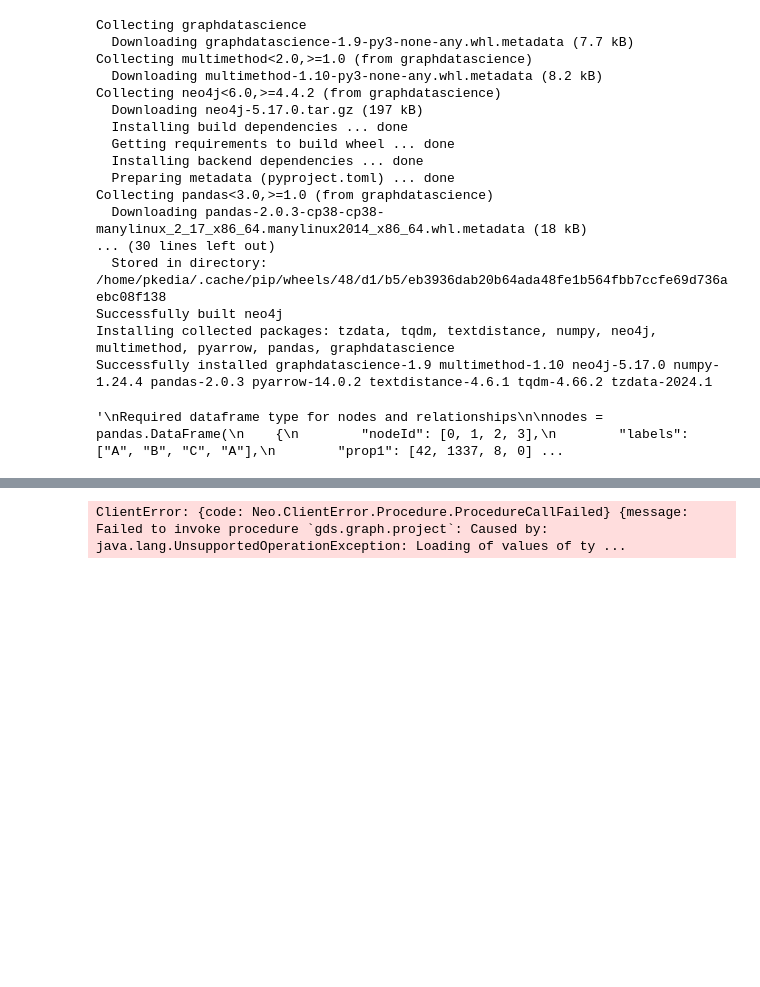
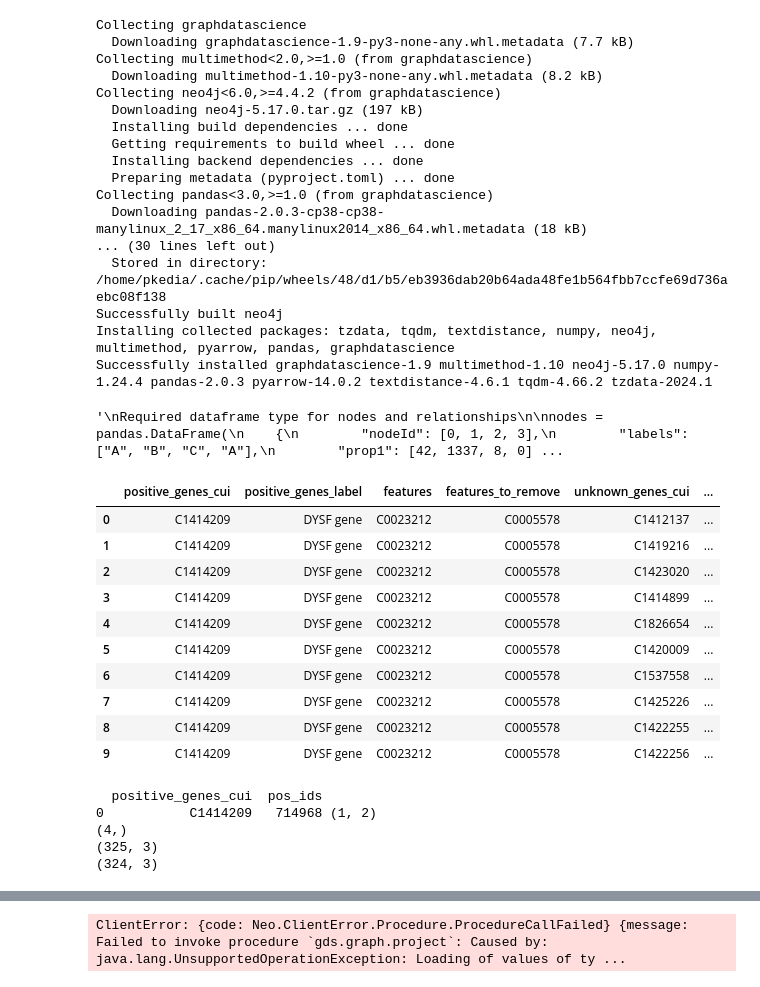
Before and after one commit to unmtransinfo/cfde-distillery, a Jupyter notebook: KG2ML/gds_hashgnn.ipynb, the cells around one changed output, grey strips where cells are left out. Saved outputs shown, nothing was run; the diff lists cells and outputs as text; code cells hidden in the pictures; blank space fills up the shorter version.

```diff
--- a/KG2ML/gds_hashgnn.ipynb
+++ b/KG2ML/gds_hashgnn.ipynb
@@ -57,3 +57,44 @@ relationships = pandas.DataFrame(
 """
 # %% [output]
 '\nRequired dataframe type for nodes and relationships\n\nnodes = pandas.DataFrame(\n    {\n        "nodeId": [0, 1, 2, 3],\n        "labels":  ["A", "B", "C", "A"],\n        "prop1": [42, 1337, 8, 0] ...
+# %%
+import pandas as pd
+
+park_df = pd.read_csv("parkinson_trunc.csv")
+park_df.head(10)
+# %% [output]
+|  | positive_genes_cui | positive_genes_label | features | features_to_remove | unknown_genes_cui | ... |
+| 0 | C1414209 | DYSF gene | C0023212 | C0005578 | C1412137 | ... |
+| 1 | C1414209 | DYSF gene | C0023212 | C0005578 | C1419216 | ... |
+| 2 | C1414209 | DYSF gene | C0023212 | C0005578 | C1423020 | ... |
+| 3 | C1414209 | DYSF gene | C0023212 | C0005578 | C1414899 | ... |
+| 4 | C1414209 | DYSF gene | C0023212 | C0005578 | C1826654 | ... |
+| 5 | C1414209 | DYSF gene | C0023212 | C0005578 | C1420009 | ... |
+| 6 | C1414209 | DYSF gene | C0023212 | C0005578 | C1537558 | ... |
+| 7 | C1414209 | DYSF gene | C0023212 | C0005578 | C1425226 | ... |
+| 8 | C1414209 | DYSF gene | C0023212 | C0005578 | C1422255 | ... |
+| 9 | C1414209 | DYSF gene | C0023212 | C0005578 | C1422256 | ... |
+# %%
+unique_pos_cui = park_df[["positive_genes_cui", "pos_ids"]].drop_duplicates(["positive_genes_cui"])
+unique_unk_cui = park_df[["unknown_genes_cui", "unk_ids"]].drop_duplicates(["unknown_genes_cui"])
+unique_features = park_df["features"].drop_duplicates()
+# pos_ids = park_df[park_df["positive_genes_cui"] == unique_pos_cui]
+print(unique_pos_cui.head(), unique_pos_cui.shape)
+print(unique_features.shape)
+
+pos_labels = [1 for _ in range(unique_pos_cui.shape[0])]
+unk_labels = [0 for _ in range(unique_unk_cui.shape[0])]
+
+cuis = pd.DataFrame({
+    "cui": pd.concat([unique_pos_cui, unique_unk_cui]),
+    "label": pos_labels + unk_labels
+})
+
+cuis.drop_duplicates(["cui"], inplace = True)
+print(cuis.shape)
+# %% [output]
+  positive_genes_cui  pos_ids
+0           C1414209   714968 (1, 2)
+(4,)
+(325, 3)
+(324, 3)
```
Also changed, not shown: parts of 3 cells of this notebook, 1 other file.
